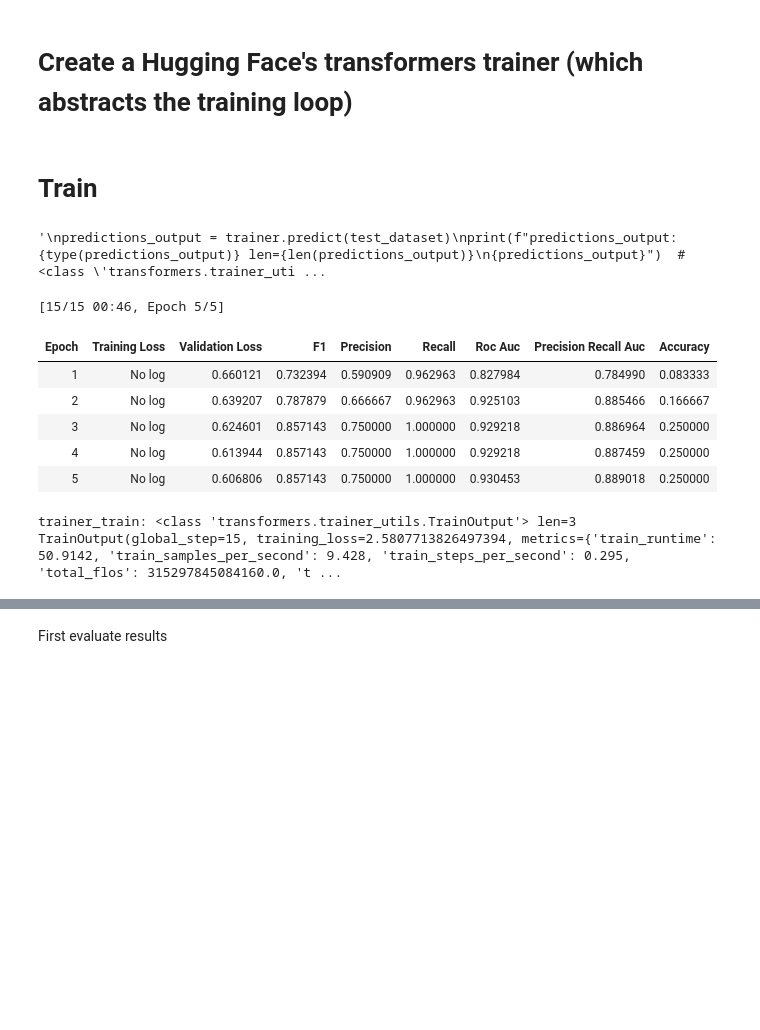
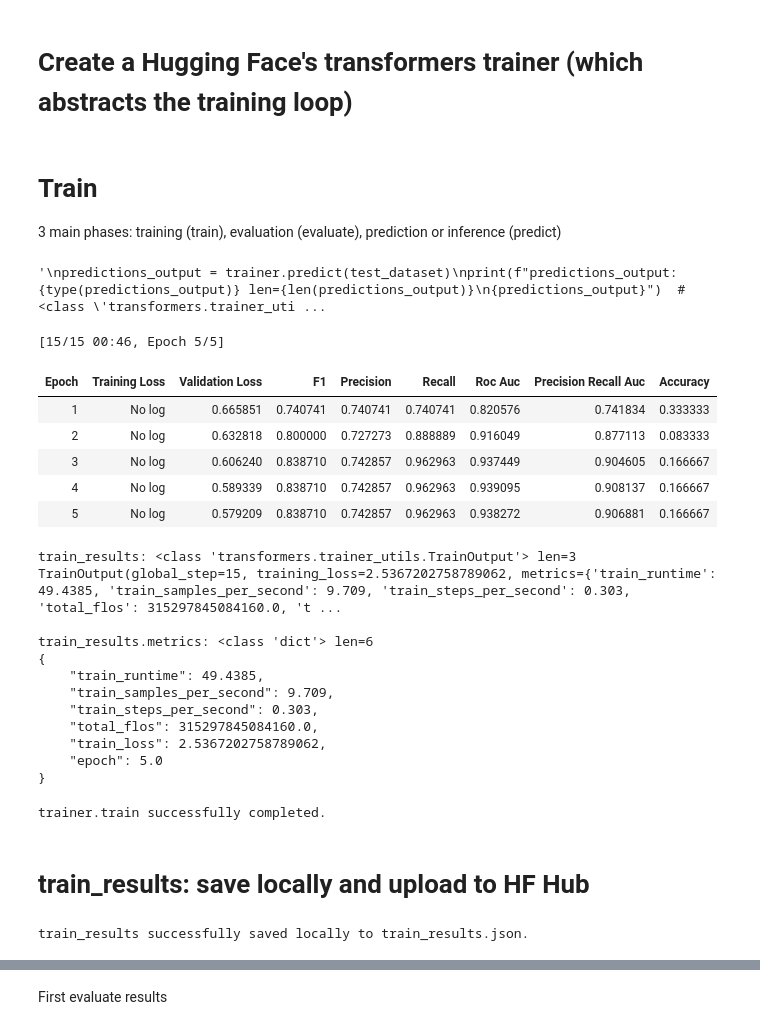
Before and after one commit to claudelepere/ML_GitHub, a Jupyter notebook: Thresholds_tuning_trainer_11_120_ml1024_ep5_lr1e_5_th05_at1024_fp16_CLEANED.ipynb, the cells around one changed output, grey strips where cells are left out. Saved outputs shown, nothing was run; the diff lists cells and outputs as text; code cells hidden in the pictures; blank space fills up the shorter version.

```diff
--- a/Thresholds_tuning_trainer_11_120_ml1024_ep5_lr1e_5_th05_at1024_fp16_CLEANED.ipynb
+++ b/Thresholds_tuning_trainer_11_120_ml1024_ep5_lr1e_5_th05_at1024_fp16_CLEANED.ipynb
@@ -211,10 +224,10 @@ else:
 # %%
-run_name_A = f"{skills}_{num_datapoints}_ml{max_length}_ep{epochs}_lr{learning_rate}_th{threshold}_at{attention_window}_{_fp}"
+run_name = f"{skills}_{num_datapoints}_ml{max_length}_ep{epochs}_lr{learning_rate}_th{threshold}_at{attention_window}_{_fp}"
 
 if 'gradient_accumulation_steps' not in globals():
-  run_name_B = f"{run_name_A}_ba{batch_size}"
+  run_name = f"{run_name}_ba{batch_size}"
 else:
-  run_name_B = f"{run_name_A}_ba{batch_size}x{gradient_accumulation_steps}"
+  run_name = f"{run_name}_ba{batch_size}x{gradient_accumulation_steps}"
 
-print(f"run_name_A: {run_name_A}")
+print(f"run_name: {run_name}")
 # %% [output]
@@ -275,10 +271,0 @@ Create the skill_classification repo on the Hugging Face Hub
-# %%
-HF_name         = "claudelepere/skill_classification"
-
-run_name        = f"{run_name_B}_{datetime.datetime.now().strftime('%Y%m%d%H%M%S')}"
-#repo_id_model   = f"{HF_name}/{run_name}"
-#repo_id_dataset = f"{HF_name}/{run_name}"
-
-#print(f"repo_id_model: {repo_id_model}")
-#print(f"repo_id_dataset: {repo_id_dataset}")
-print(f"run_name: {run_name}")
@@ -1001,6 +960,7 @@ trainer = Trainer(
 )
-# %% [markdown]
-# Train
+# %% [markdown]
+# Train
+3 main phases: training (train), evaluation (evaluate), prediction or inference (predict)
 # %%
 """
 predictions_output: <class 'transformers.trainer_utils.PredictionOutput'> len=3:
@@ -1019,16 +979,43 @@ raise Exception("I'm here")
 """
 # %% [output]
 '\npredictions_output = trainer.predict(test_dataset)\nprint(f"predictions_output: {type(predictions_output)} len={len(predictions_output)}\n{predictions_output}")  # <class \'transformers.trainer_uti ...
-# %%
-trainer_train = trainer.train()
-print(f"trainer_train: {type(trainer_train)} len={len(trainer_train)}\n{trainer_train}")
-# %% [output]
-[15/15 00:46, Epoch 5/5]
-| Epoch | Training Loss | Validation Loss | F1 | Precision | Recall | Roc Auc | Precision Recall Auc | Accuracy |
-| 1 | No log | 0.660121 | 0.732394 | 0.590909 | 0.962963 | 0.827984 | 0.784990 | 0.083333 |
-| 2 | No log | 0.639207 | 0.787879 | 0.666667 | 0.962963 | 0.925103 | 0.885466 | 0.166667 |
-| 3 | No log | 0.624601 | 0.857143 | 0.750000 | 1.000000 | 0.929218 | 0.886964 | 0.250000 |
-| 4 | No log | 0.613944 | 0.857143 | 0.750000 | 1.000000 | 0.929218 | 0.887459 | 0.250000 |
-| 5 | No log | 0.606806 | 0.857143 | 0.750000 | 1.000000 | 0.930453 | 0.889018 | 0.250000 |
-trainer_train: <class 'transformers.trainer_utils.TrainOutput'> len=3
-TrainOutput(global_step=15, training_loss=2.5807713826497394, metrics={'train_runtime': 50.9142, 'train_samples_per_second': 9.428, 'train_steps_per_second': 0.295, 'total_flos': 315297845084160.0, 't ...
+# %%
+train_results = trainer.train()
+
+print(f"train_results: {type(train_results)} len={len(train_results)}\n{train_results}")
+print()
+print(f"train_results.metrics: {type(train_results.metrics)} len={len(train_results.metrics)}\n{json.dumps(train_results.metrics, indent=4)}")
+# %% [output]
+[15/15 00:46, Epoch 5/5]
+| Epoch | Training Loss | Validation Loss | F1 | Precision | Recall | Roc Auc | Precision Recall Auc | Accuracy |
+| 1 | No log | 0.665851 | 0.740741 | 0.740741 | 0.740741 | 0.820576 | 0.741834 | 0.333333 |
+| 2 | No log | 0.632818 | 0.800000 | 0.727273 | 0.888889 | 0.916049 | 0.877113 | 0.083333 |
+| 3 | No log | 0.606240 | 0.838710 | 0.742857 | 0.962963 | 0.937449 | 0.904605 | 0.166667 |
+| 4 | No log | 0.589339 | 0.838710 | 0.742857 | 0.962963 | 0.939095 | 0.908137 | 0.166667 |
+| 5 | No log | 0.579209 | 0.838710 | 0.742857 | 0.962963 | 0.938272 | 0.906881 | 0.166667 |
+train_results: <class 'transformers.trainer_utils.TrainOutput'> len=3
+TrainOutput(global_step=15, training_loss=2.5367202758789062, metrics={'train_runtime': 49.4385, 'train_samples_per_second': 9.709, 'train_steps_per_second': 0.303, 'total_flos': 315297845084160.0, 't ...
+
+train_results.metrics: <class 'dict'> len=6
+{
+    "train_runtime": 49.4385,
+    "train_samples_per_second": 9.709,
+    "train_steps_per_second": 0.303,
+    "total_flos": 315297845084160.0,
+    "train_loss": 2.5367202758789062,
+    "epoch": 5.0
+}
+# %%
+print("trainer.train successfully completed.")
+# %% [output]
+trainer.train successfully completed.
+# %% [markdown]
+# train_results: save locally and upload to HF Hub
+# %%
+train_results_path = "train_results.json"
+with open(train_results_path, "w") as f:
+  json.dump(train_results, f)
+
+print(f"train_results successfully saved locally to {train_results_path}.")
+# %% [output]
+train_results successfully saved locally to train_results.json.
```
Also changed, not shown: parts of 52 cells of this notebook.
